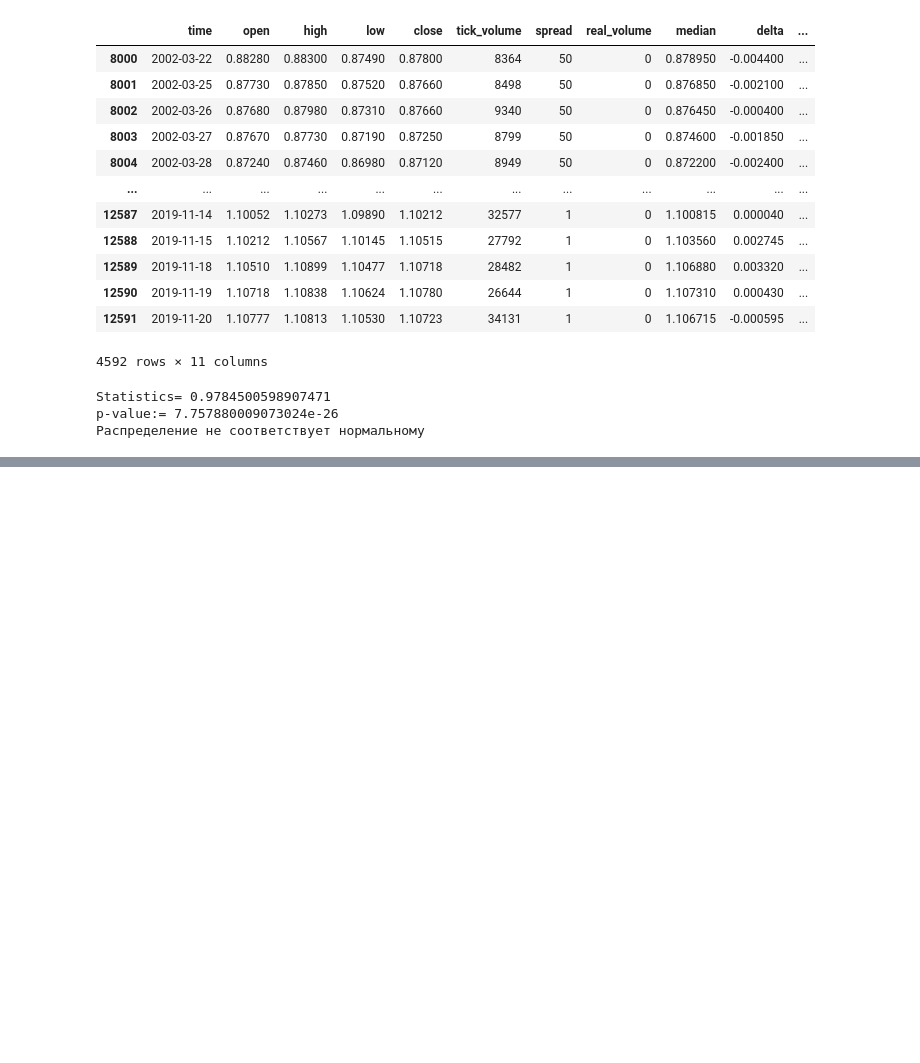
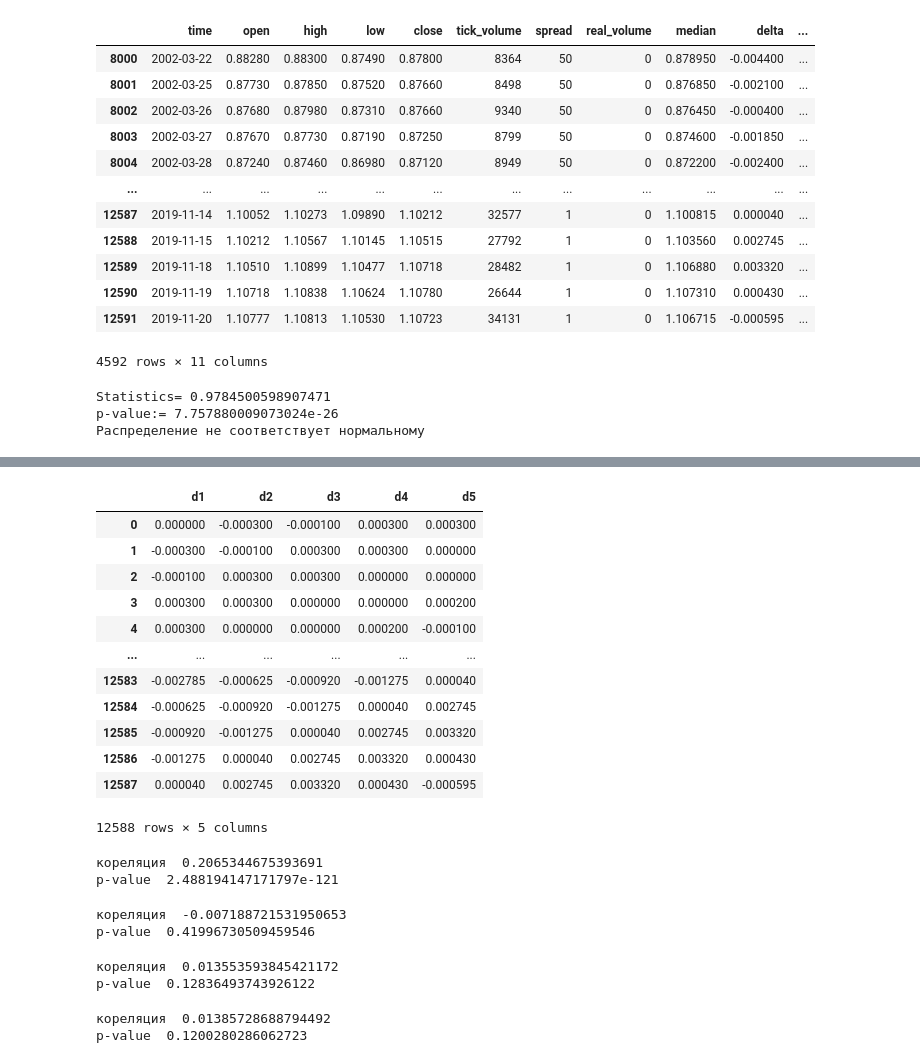
Before and after one commit to RandomKori/Forex_statistics, a Jupyter notebook: Euro 1.ipynb, the cells around one changed output, grey strips where cells are left out. Cells and saved outputs as stored; diff of their text form; code cells hidden in the pictures; blank space fills up the shorter version.

```diff
--- a/Euro 1.ipynb
+++ b/Euro 1.ipynb
@@ -198,3 +198,6 @@ qqgraf(d['delta'])
 # %% [output]
 [interactive output not drawn]
 [interactive output not drawn]
+# %%
+ln=d['delta'].values
+ln
@@ -200,0 +207,7 @@ qqgraf(d['delta'])
+# %%
+import numpy as np
+as_strided = np.lib.stride_tricks.as_strided
+# %%
+win = 5
+v = as_strided(ln, (len(d) - (win - 1), win), (ln.strides * 2))
+v
@@ -200,0 +222,17 @@ qqgraf(d['delta'])
+# %%
+wn=pd.DataFrame(v,columns=['d1','d2','d3','d4','d5'])
+wn
+# %% [output]
+|  | d1 | d2 | d3 | d4 | d5 |
+| 0 | 0.000000 | -0.000300 | -0.000100 | 0.000300 | 0.000300 |
+| 1 | -0.000300 | -0.000100 | 0.000300 | 0.000300 | 0.000000 |
+| 2 | -0.000100 | 0.000300 | 0.000300 | 0.000000 | 0.000000 |
+| 3 | 0.000300 | 0.000300 | 0.000000 | 0.000000 | 0.000200 |
+| 4 | 0.000300 | 0.000000 | 0.000000 | 0.000200 | -0.000100 |
+| ... | ... | ... | ... | ... | ... |
+| 12583 | -0.002785 | -0.000625 | -0.000920 | -0.001275 | 0.000040 |
+| 12584 | -0.000625 | -0.000920 | -0.001275 | 0.000040 | 0.002745 |
+| 12585 | -0.000920 | -0.001275 | 0.000040 | 0.002745 | 0.003320 |
+| 12586 | -0.001275 | 0.000040 | 0.002745 | 0.003320 | 0.000430 |
+| 12587 | 0.000040 | 0.002745 | 0.003320 | 0.000430 | -0.000595 |
+12588 rows × 5 columns
@@ -200,0 +241,28 @@ qqgraf(d['delta'])
+# %%
+coef, p = spearmanr(wn['d1'], wn['d2'])
+print('кореляция ',coef)
+print('p-value ',p)
+# %% [output]
+кореляция  0.2065344675393691
+p-value  2.488194147171797e-121
+# %%
+coef, p = spearmanr(wn['d1'], wn['d3'])
+print('кореляция ',coef)
+print('p-value ',p)
+# %% [output]
+кореляция  -0.007188721531950653
+p-value  0.41996730509459546
+# %%
+coef, p = spearmanr(wn['d1'], wn['d4'])
+print('кореляция ',coef)
+print('p-value ',p)
+# %% [output]
+кореляция  0.013553593845421172
+p-value  0.12836493743926122
+# %%
+coef, p = spearmanr(wn['d1'], wn['d5'])
+print('кореляция ',coef)
+print('p-value ',p)
+# %% [output]
+кореляция  0.01385728688794492
+p-value  0.1200280286062723
```
Also changed, not shown: parts of 3 cells of this notebook.
